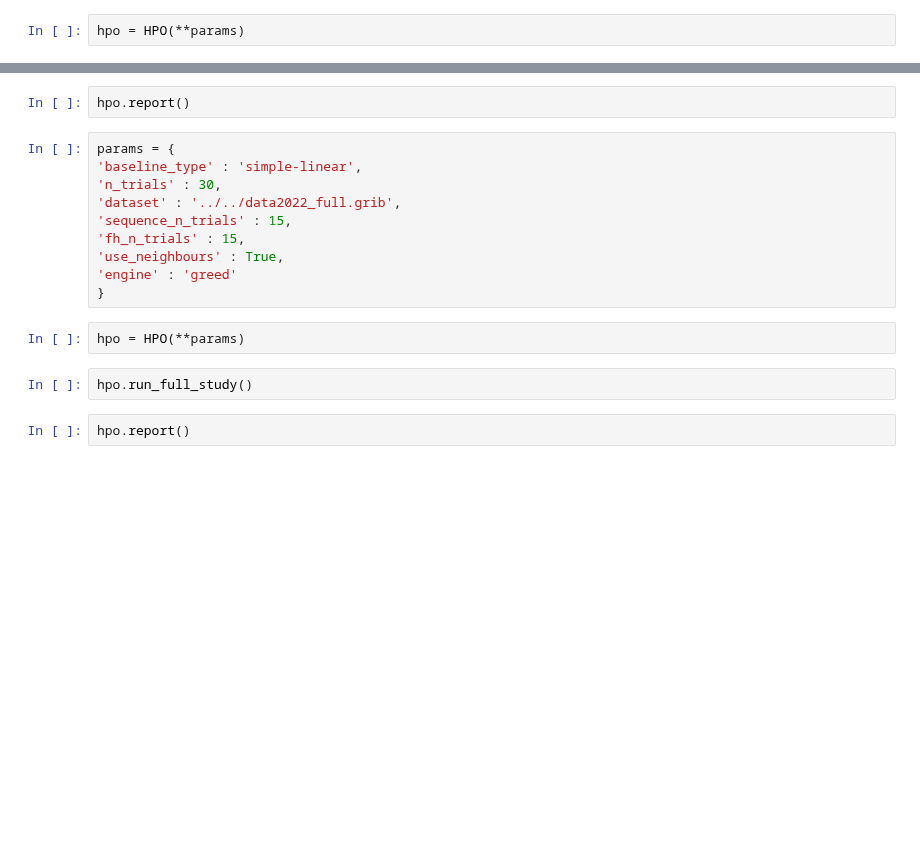
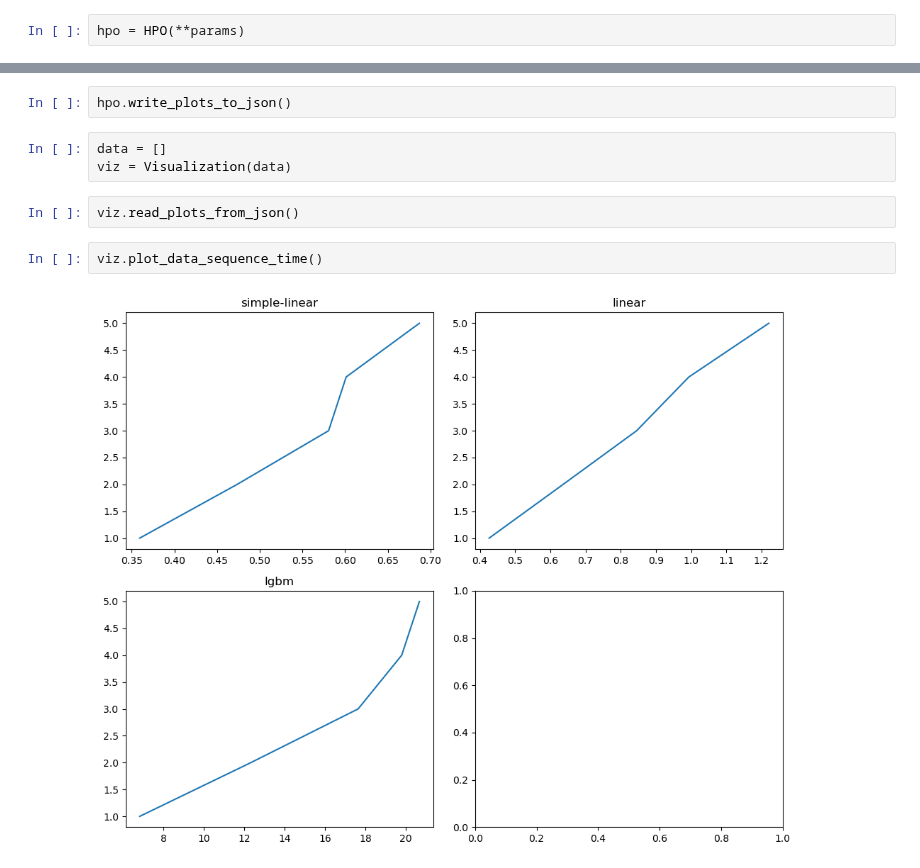
Before and after one commit to iwamaciek/stwp, a Jupyter notebook: hpo/report-simple-linear.ipynb, the cells around one changed output, grey strips where cells are left out. Drawn from its saved outputs; the diff is of its cells as text; blank space fills up the shorter version.

Commit message:
[#21] Add visualization class for results visualization

```diff
--- a/hpo/report-simple-linear.ipynb
+++ b/hpo/report-simple-linear.ipynb
@@ -18,18 +36,11 @@ hpo.run_full_study()
 # %%
-hpo.report()
+hpo.write_plots_to_json()
-# %%
-params = {
-'baseline_type' : 'simple-linear',
-'n_trials' : 30,
-'dataset' : '../../data2022_full.grib',
-'sequence_n_trials' : 15,
-'fh_n_trials' : 15,
-'use_neighbours' : True,
-'engine' : 'greed'
-}
-# %%
-hpo = HPO(**params)
-# %%
-hpo.run_full_study()
-# %%
-hpo.report()
+# %%
+data = []
+viz = Visualization(data)
+# %%
+viz.read_plots_from_json()
+# %%
+viz.plot_data_sequence_time()
+# %% [output]
+[figure, added]
```
Also changed, not shown: parts of 4 cells of this notebook, 8 other files.
